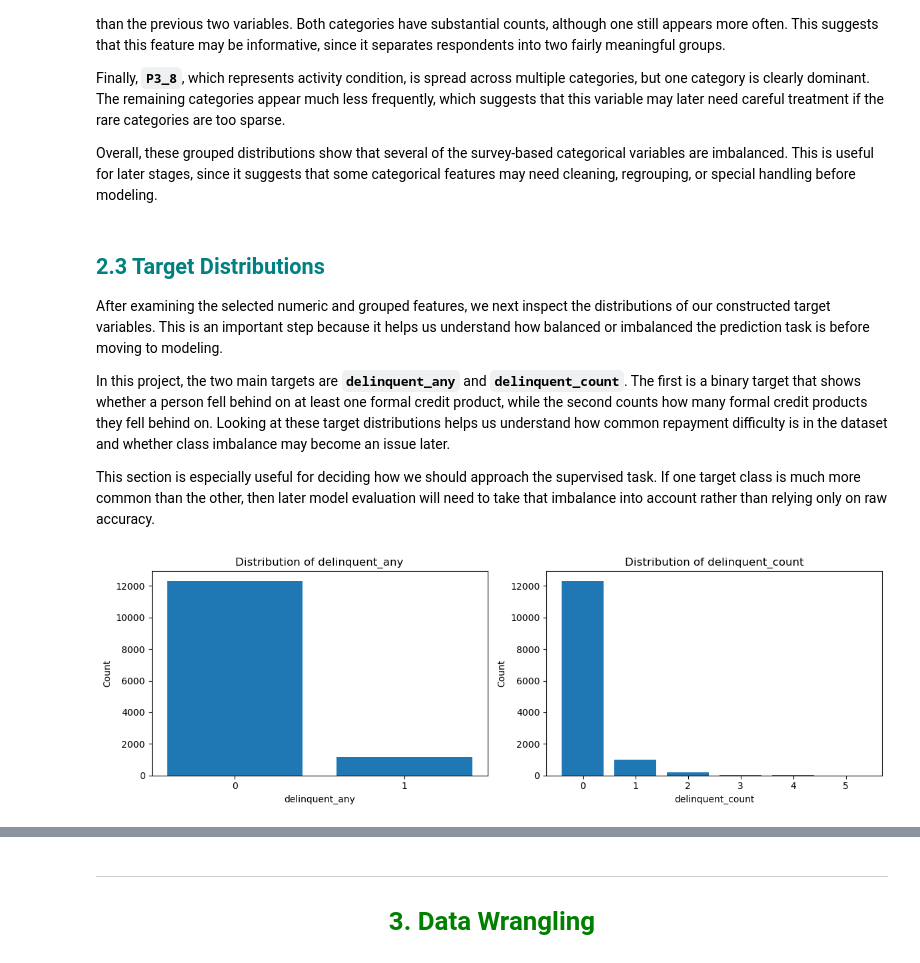
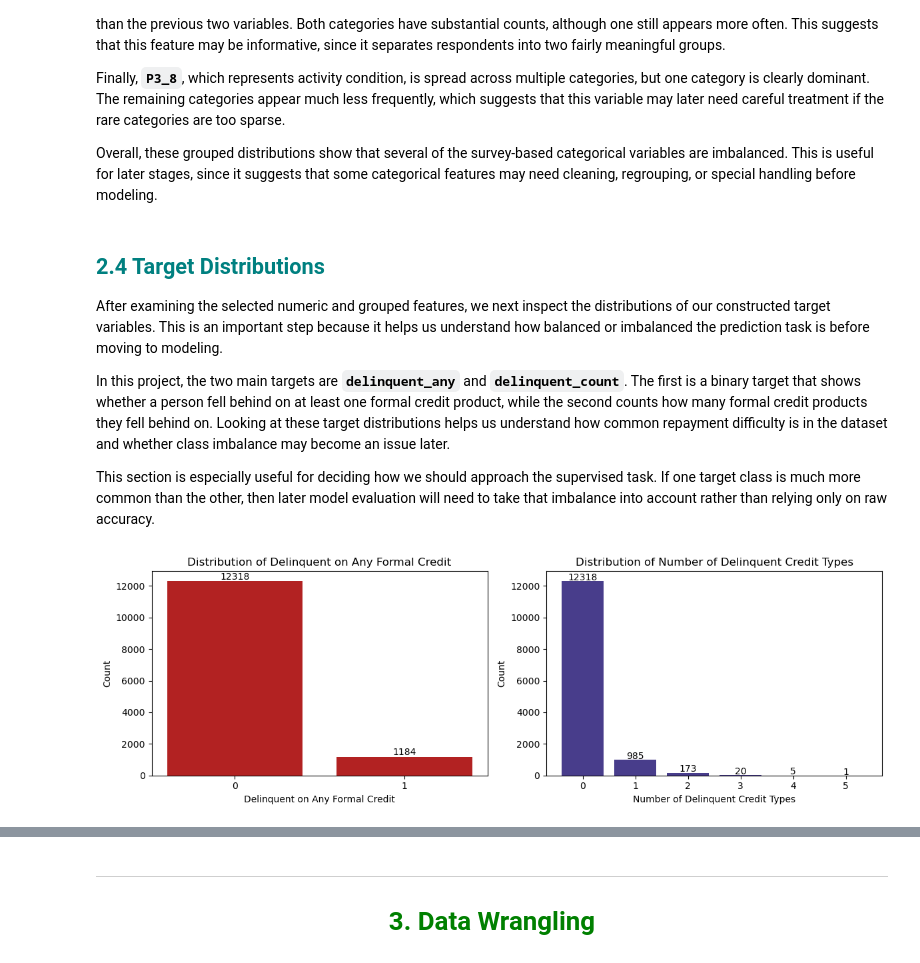
Before and after one commit to hussainu5/ML-QuAM, a Jupyter notebook: DataPreparation.ipynb, the cells around one changed output, grey strips where cells are left out. Drawn from its saved outputs; the diff is of its cells as text; code cells hidden in the pictures.

```diff
--- a/DataPreparation.ipynb
+++ b/DataPreparation.ipynb
@@ -543,7 +618,7 @@ Finally, **`P3_8`**, which represents activity condition, is spread across multi
 
 Overall, these grouped distributions show that several of the survey-based categorical variables are imbalanced. This is useful for later stages, since it suggests that some categorical features may need cleaning, regrouping, or special handling before modeling.
 # %% [markdown]
-## <font color='teal'> 2.3 Target Distributions </font>
+## <font color='teal'> 2.4 Target Distributions </font>
 
 After examining the selected numeric and grouped features, we next inspect the distributions of our constructed target variables. This is an important step because it helps us understand how balanced or imbalanced the prediction task is before moving to modeling.
 
@@ -553,28 +628,52 @@ This section is especially useful for deciding how we should approach the superv
 # %%
 import matplotlib.pyplot as plt
 
-# Creating figure and axes with 1 row and 2 columns
+# Mapping target names to readable labels through dictionary
+target_labels = {
+    "delinquent_any": "Delinquent on Any Formal Credit",
+    "delinquent_count": "Number of Delinquent Credit Types"
+}
+
+# Colors for target plots
+plot_colors = ["firebrick", "darkslateblue"]
+
+# Figare and Axes
 fig, axes = plt.subplots(1, 2, figsize=(12, 4))
 
 # Bar plot for binary target
 delinquent_any_counts = df_relevant["delinquent_any"].value_counts().sort_index()
 
-axes[0].bar(delinquent_any_counts.index.astype(str), delinquent_any_counts.values)
-axes[0].set_title("Distribution of delinquent_any")
-axes[0].set_xlabel("delinquent_any")
+axes[0].bar(
+    delinquent_any_counts.index.astype(str),
+    delinquent_any_counts.values,
+    color=plot_colors[0]
+)
+axes[0].set_title(f"Distribution of {target_labels['delinquent_any']}")
+axes[0].set_xlabel(target_labels["delinquent_any"])
 axes[0].set_ylabel("Count")
+
+# Count labels above bars
+for i, value in enumerate(delinquent_any_counts.values):
+    axes[0].text(i, value + 100, str(value), ha="center")
 
 # Bar plot for count target
 delinquent_count_counts = df_relevant["delinquent_count"].value_counts().sort_index()
 
-axes[1].bar(delinquent_count_counts.index.astype(str), delinquent_count_counts.values)
-axes[1].set_title("Distribution of delinquent_count")
-axes[1].set_xlabel("delinquent_count")
+axes[1].bar(
+    delinquent_count_counts.index.astype(str),
+    delinquent_count_counts.values,
+    color=plot_colors[1]
+)
+axes[1].set_title(f"Distribution of {target_labels['delinquent_count']}")
+axes[1].set_xlabel(target_labels["delinquent_count"])
 axes[1].set_ylabel("Count")
 
-# Adjusting layout so plots do not overlap
-plt.tight_layout()
+# Writing count labels above bars
+for i, value in enumerate(delinquent_count_counts.values):
+    axes[1].text(i, value + 50, str(value), ha="center")
+
+plt.tight_layout() #toavoid overlap
 
 plt.show()
 # %% [output]
-[figure, old version]
+[figure, new version]
```
Also changed, not shown: parts of 12 cells of this notebook.
